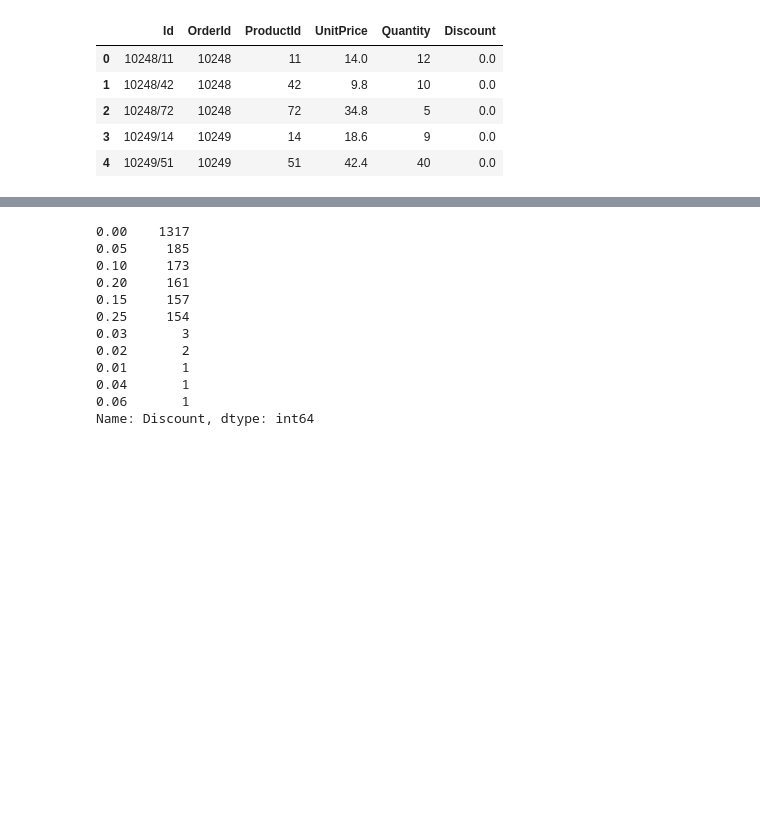
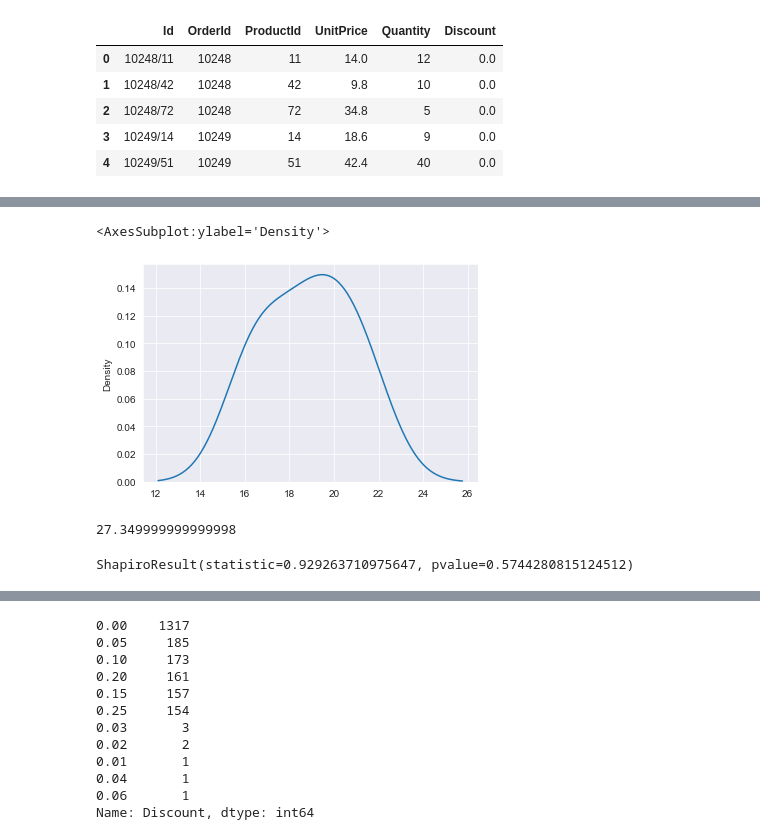
Before and after one commit to ozbunae/git_practice_nov, a Jupyter notebook: Hypothesis Testing.ipynb, the cells around one changed output, grey strips where cells are left out. Drawn from its saved outputs; the diff is of its cells as text; code cells hidden in the pictures; blank space fills up the shorter version.

```diff
--- a/Hypothesis Testing.ipynb
+++ b/Hypothesis Testing.ipynb
@@ -47,0 +165,5 @@ df.head()
+# %%
+sns.kdeplot(normal_sample_no_discount)
+# %% [output]
+<AxesSubplot:ylabel='Density'>
+[figure, added]
@@ -47,0 +172,8 @@ df.head()
+# %%
+np.mean(normal_sample_discount)
+# %% [output]
+27.349999999999998
+# %%
+stats.shapiro(normal_sample_discount)
+# %% [output]
+ShapiroResult(statistic=0.929263710975647, pvalue=0.5744280815124512)
```
Also changed, not shown: parts of 31 cells of this notebook, 1 other file.
